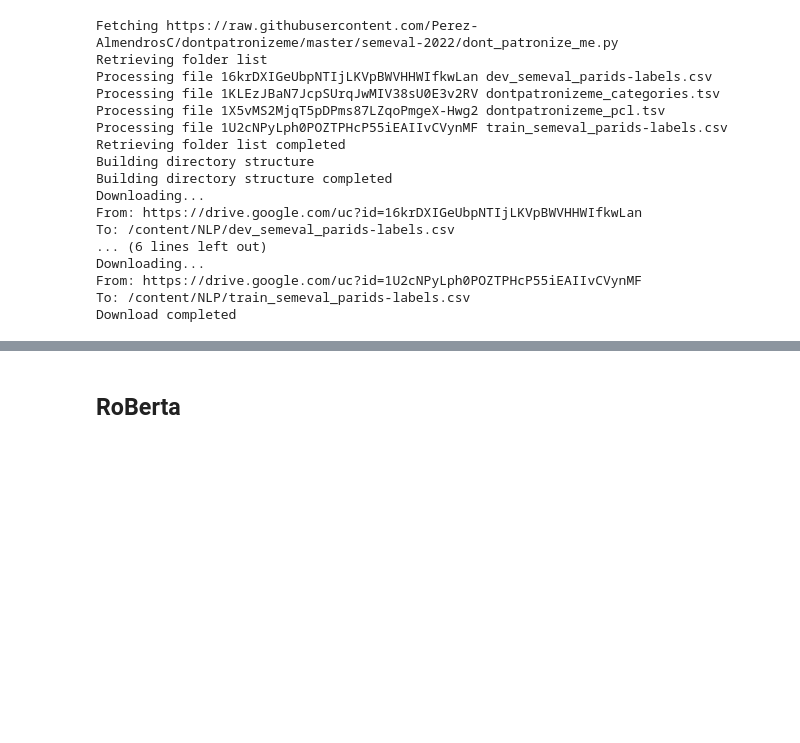
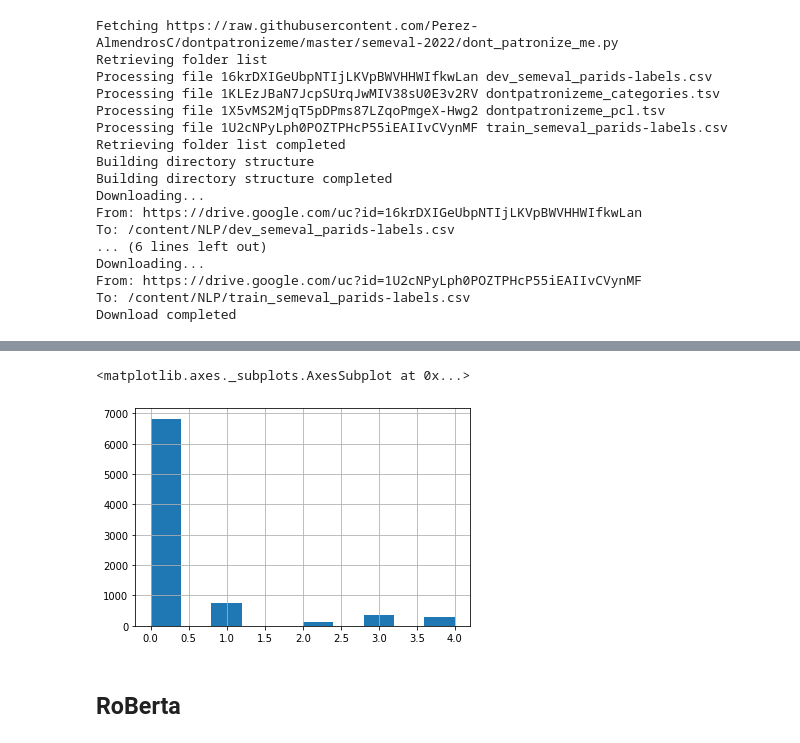
Before and after one commit to Hilly12/NLP_CW, a Jupyter notebook: NLP_CW.ipynb, the cells around one changed output, grey strips where cells are left out. Drawn from its saved outputs; the diff is of its cells as text; code cells hidden in the pictures; blank space fills up the shorter version.

```diff
--- a/NLP_CW.ipynb
+++ b/NLP_CW.ipynb
@@ -131,0 +139,5 @@ test_df1.head()
+# %%
+train_df1["orig_label"].hist()
+# %% [output]
+<matplotlib.axes._subplots.AxesSubplot at 0x...>
+[figure, added]
```
Also changed, not shown: parts of 10 cells of this notebook.
